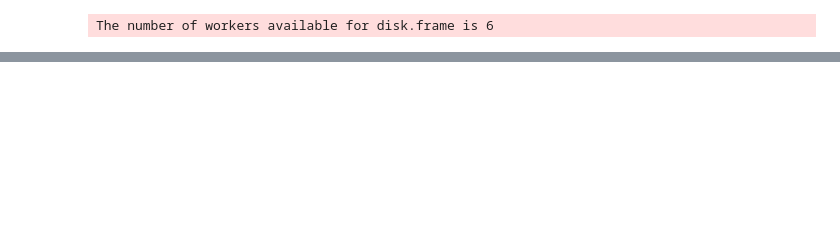
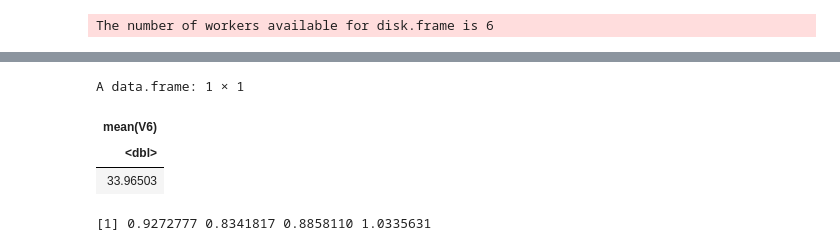
Before and after one commit to DiskFrame/disk.frame-vs, a Jupyter notebook: notebooks/test-diskframe.ipynb, the cells around one changed output, grey strips where cells are left out. Cells and saved outputs as stored; diff of their text form; code cells hidden in the pictures; blank space fills up the shorter version.

```diff
--- a/notebooks/test-diskframe.ipynb
+++ b/notebooks/test-diskframe.ipynb
@@ -29,0 +42,8 @@ system.time(a <- csv_to_disk.frame("fm-data/perf/Performance_2000Q1.txt"))
+# %%
+system.time(b <- a %>%
+  srckeep("V6") %>%
+  summarise(mean(V6)) %>%
+  collect)
+
+b
+# %% [output]
@@ -29,0 +52,9 @@ system.time(a <- csv_to_disk.frame("fm-data/perf/Performance_2000Q1.txt"))
+A data.frame: 1 × 1
+| mean(V6) |
+| <dbl> |
+| 33.96503 |
+# %%
+files = dir("../fm-data/perf", full.names=T)
+file.size(files)/1024^3
+# %% [output]
+[1] 0.9272777 0.8341817 0.8858110 1.0335631
```
Also changed, not shown: parts of 12 cells of this notebook, 1 other file.
